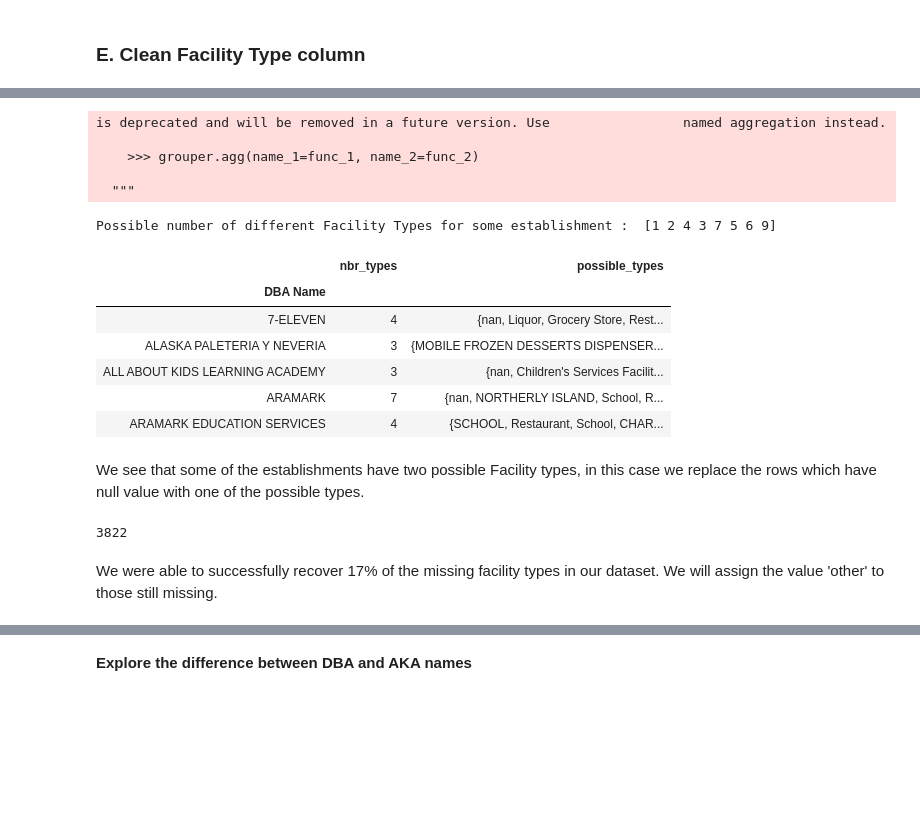
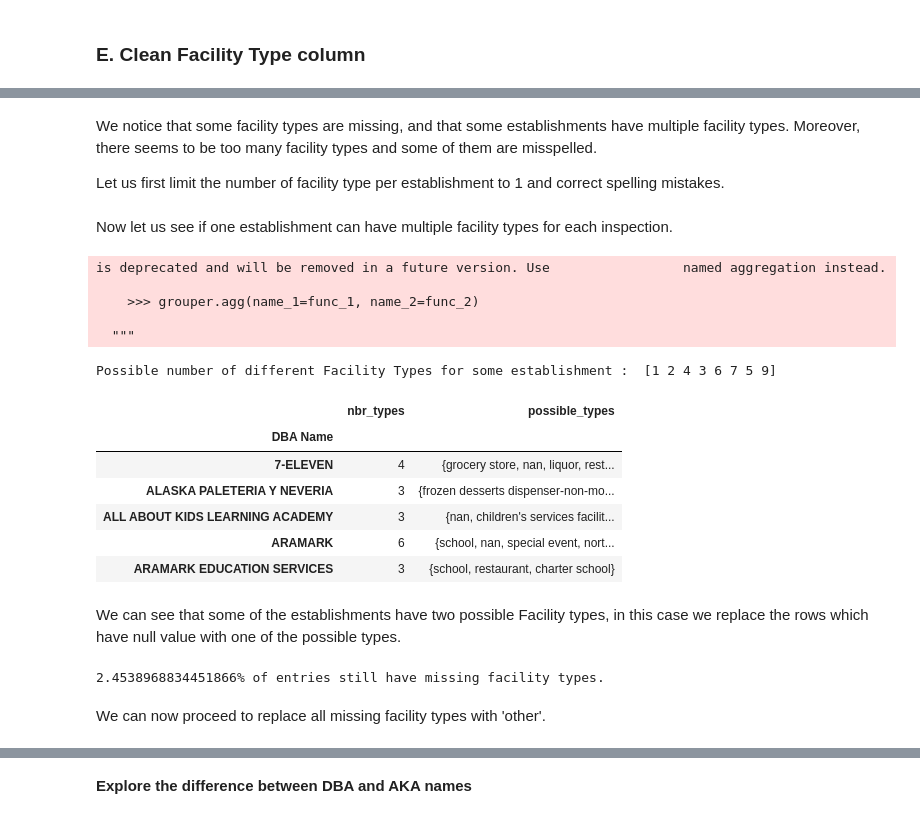
Before and after one commit to aaag97/ada-2019-project-databusters, a Jupyter notebook: Data Cleaning.ipynb, the cells around one changed output, grey strips where cells are left out. Cells and saved outputs as stored; diff of their text form; code cells hidden in the pictures; blank space fills up the shorter version.

Commit message:
cleaned facility type some more, cleaned violations i guess

```diff
--- a/Data Cleaning.ipynb
+++ b/Data Cleaning.ipynb
@@ -378,27 +383,35 @@ Number of null Facility Types before recovering:  4610
+# %% [markdown]
+We notice that some facility types are missing, and that some establishments have multiple facility types. Moreover, there seems to be too many facility types and some of them are misspelled.
+
+Let us first limit the number of facility type per establishment to 1 and correct spelling mistakes.
+# %%
+spell = Speller(lang='en')
+inspections['Facility Type'] = inspections['Facility Type'].str.lower().apply(lambda x: spell(str(x))).apply(lambda x: re.sub(',|&|;','/',str(x)).split('/')[0])
+# %% [markdown]
+Now let us see if one establishment can have multiple facility types for each inspection.
 # %%
 #we have to declare this function to be able to use it into aggregate
-def to_set(a):
-    #return {x for x in a if pd.notna(x)}
+def to_list(a):
     return set(a)
-establisment_facility_types = inspections[['DBA Name','Facility Type']].drop_duplicates().groupby('DBA Name')['Facility Type'].agg({'nbr_types': len, 'possible_types': to_set})
+establisment_facility_types = inspections[['DBA Name','Facility Type']].drop_duplicates().groupby('DBA Name')['Facility Type'].agg({'nbr_types': len, 'possible_types': to_list})
 print("Possible number of different Facility Types for some establishment : ", establisment_facility_types['nbr_types'].unique())
 establisment_facility_types[establisment_facility_types['nbr_types']>2].head()
 # %% [output]
 is deprecated and will be removed in a future version. Use                 named aggregation instead.
 
     >>> grouper.agg(name_1=func_1, name_2=func_2)
 
   """
-Possible number of different Facility Types for some establishment :  [1 2 4 3 7 5 6 9]
+Possible number of different Facility Types for some establishment :  [1 2 4 3 6 7 5 9]
 |  | nbr_types | possible_types |
 | DBA Name |  |  |
-| 7-ELEVEN | 4 | {nan, Liquor, Grocery Store, Rest... |
-| ALASKA PALETERIA Y NEVERIA | 3 | {MOBILE FROZEN DESSERTS DISPENSER... |
-| ALL ABOUT KIDS LEARNING ACADEMY | 3 | {nan, Children's Services Facilit... |
-| ARAMARK | 7 | {nan, NORTHERLY ISLAND, School, R... |
-| ARAMARK EDUCATION SERVICES | 4 | {SCHOOL, Restaurant, School, CHAR... |
+| 7-ELEVEN | 4 | {grocery store, nan, liquor, rest... |
+| ALASKA PALETERIA Y NEVERIA | 3 | {frozen desserts dispenser-non-mo... |
+| ALL ABOUT KIDS LEARNING ACADEMY | 3 | {nan, children's services facilit... |
+| ARAMARK | 6 | {school, nan, special event, nort... |
+| ARAMARK EDUCATION SERVICES | 3 | {school, restaurant, charter school} |
 # %% [markdown]
-We see that some of the establishments have two possible Facility types, in this case we replace the rows which have null value with one of the possible types.
+We can see that some of the establishments have two possible Facility types, in this case we replace the rows which have null value with one of the possible types.
 # %%
 #First remove NAN from sets
 establisment_facility_types['possible_types'] = establisment_facility_types.apply(
@@ -417,10 +430,10 @@ inspections['Facility Type'] = inspections.apply(
     axis=1
 )
 # %%
-print(len(inspections[inspections['Facility Type'].isnull()]))
+print('{}% of entries still have missing facility types.'.format(100 * len(inspections[inspections['Facility Type'] == 'nan'])/len(inspections)))
 # %% [output]
-3822
+2.4538968834451866% of entries still have missing facility types.
-# %% [markdown]
-We were able to successfully recover 17% of the missing facility types in our dataset. We will assign the value 'other' to those still missing.
+# %% [markdown]
+We can now proceed to replace all missing facility types with 'other'.
 # %%
 inspections['Facility Type'] = inspections.apply(
```
Also changed, not shown: parts of 63 cells of this notebook.
